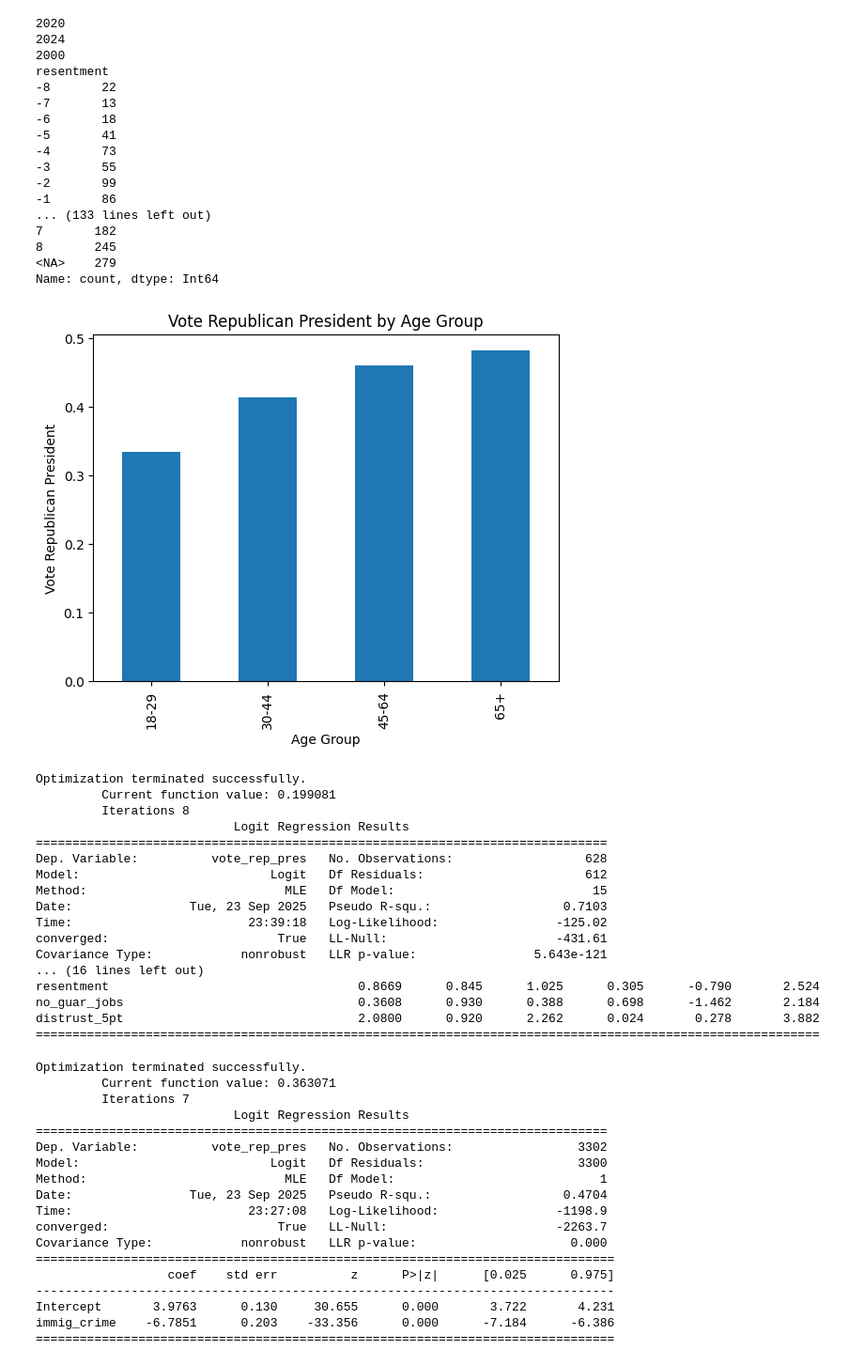
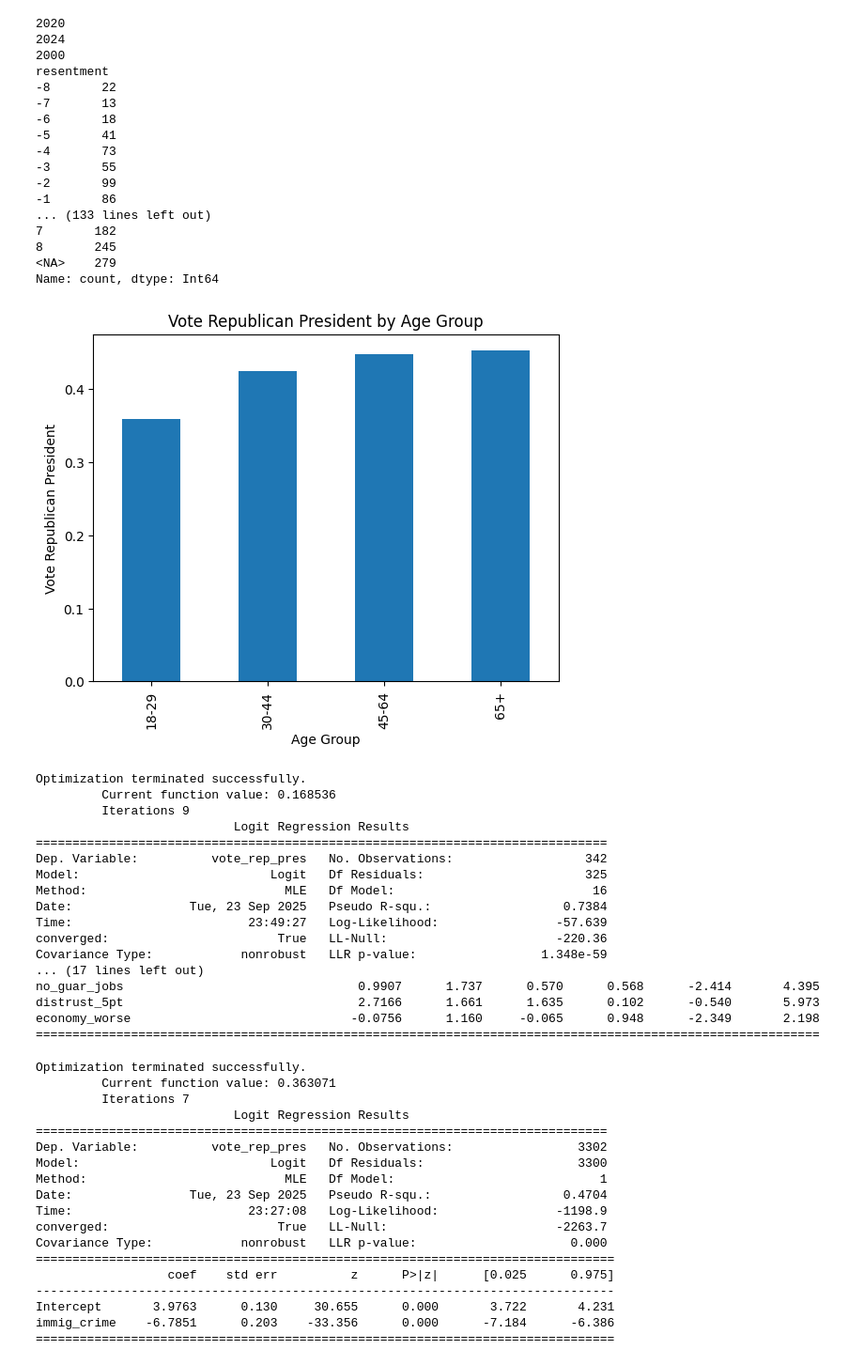
Before and after one commit to infiniteperplexity/python_socsci_revised, a Jupyter notebook: statsmodels.ipynb, the cells around one changed output. Shown at 94% size. Saved outputs shown, nothing was run; the diff lists cells and outputs as text; code cells hidden in the pictures.

```diff
--- a/statsmodels.ipynb
+++ b/statsmodels.ipynb
@@ -471,20 +471,20 @@ resentment
 8       245
 <NA>    279
 Name: count, dtype: Int64
-# %%
-# age_group on x axis, vote_rep_pres on y axis
-from matplotlib import pyplot as plt
-nomiss = anes[anes["age_group"].notna() & anes["vote_rep_pres"].notna()]
-# bar chart showing average vote_rep_pres by age_group
-nomiss.groupby("age_group")["vote_rep_pres"].mean().plot(kind="bar")
-plt.xlabel("Age Group")
-plt.ylabel("Vote Republican President")
-plt.title("Vote Republican President by Age Group")
-plt.show()
-# %% [output]
-[figure, old version]
 # %%
 anes2024 = anes[anes['year'] == 2024]
+# %%
+# age_group on x axis, vote_rep_pres on y axis
+from matplotlib import pyplot as plt
+nomiss = anes2024[anes2024["age_group"].notna() & anes2024["vote_rep_pres"].notna()]
+# bar chart showing average vote_rep_pres by age_group
+nomiss.groupby("age_group")["vote_rep_pres"].mean().plot(kind="bar")
+plt.xlabel("Age Group")
+plt.ylabel("Vote Republican President")
+plt.title("Vote Republican President by Age Group")
+plt.show()
+# %% [output]
+[figure, new version]
 # %%
 import numpy as np
 def prepare_modeling_data(df, numeric=[], categorical=[]):
@@ -514,7 +514,8 @@ dfm = prepare_modeling_data(
         "therm_police",
         "therm_trans",
         "no_guar_jobs",
-        "distrust_5pt"
+        "distrust_5pt",
+        "economy_worse"
     ],
     categorical=[
         'race'
@@ -525,27 +526,27 @@ fit = smf.logit("""
     age + female + C(race, Treatment('White')) + college_3
     + immig_crime + trans_bath + police_blacks_better_7
     + therm_illegal + therm_police + therm_trans + resentment
-    + no_guar_jobs + distrust_5pt
+    + no_guar_jobs + distrust_5pt + economy_worse
 """,
     data=dfm, missing='drop').fit()
 print(fit.summary())
 # %% [output]
 Optimization terminated successfully.
-         Current function value: 0.199081
-         Iterations 8
+         Current function value: 0.168536
+         Iterations 9
                            Logit Regression Results
 ==============================================================================
-Dep. Variable:          vote_rep_pres   No. Observations:                  628
-Model:                          Logit   Df Residuals:                      612
-Method:                           MLE   Df Model:                           15
-Date:                Tue, 23 Sep 2025   Pseudo R-squ.:                  0.7103
-Time:                        23:39:18   Log-Likelihood:                -125.02
-converged:                       True   LL-Null:                       -431.61
-Covariance Type:            nonrobust   LLR p-value:                5.643e-121
-... (16 lines left out)
-resentment                                  0.8669      0.845      1.025      0.305      -0.790       2.524
-no_guar_jobs                                0.3608      0.930      0.388      0.698      -1.462       2.184
-distrust_5pt                                2.0800      0.920      2.262      0.024       0.278       3.882
+Dep. Variable:          vote_rep_pres   No. Observations:                  342
+Model:                          Logit   Df Residuals:                      325
+Method:                           MLE   Df Model:                           16
+Date:                Tue, 23 Sep 2025   Pseudo R-squ.:                  0.7384
+Time:                        23:49:27   Log-Likelihood:                -57.639
+converged:                       True   LL-Null:                       -220.36
+Covariance Type:            nonrobust   LLR p-value:                 1.348e-59
+... (17 lines left out)
+no_guar_jobs                                0.9907      1.737      0.570      0.568      -2.414       4.395
+distrust_5pt                                2.7166      1.661      1.635      0.102      -0.540       5.973
+economy_worse                              -0.0756      1.160     -0.065      0.948      -2.349       2.198
 ===========================================================================================================
 # %%
 fit = smf.logit("vote_rep_pres ~ immig_crime", data=dfm, missing='drop').fit()
```
Also changed, not shown: parts of 2 cells of this notebook, 1 other file.
